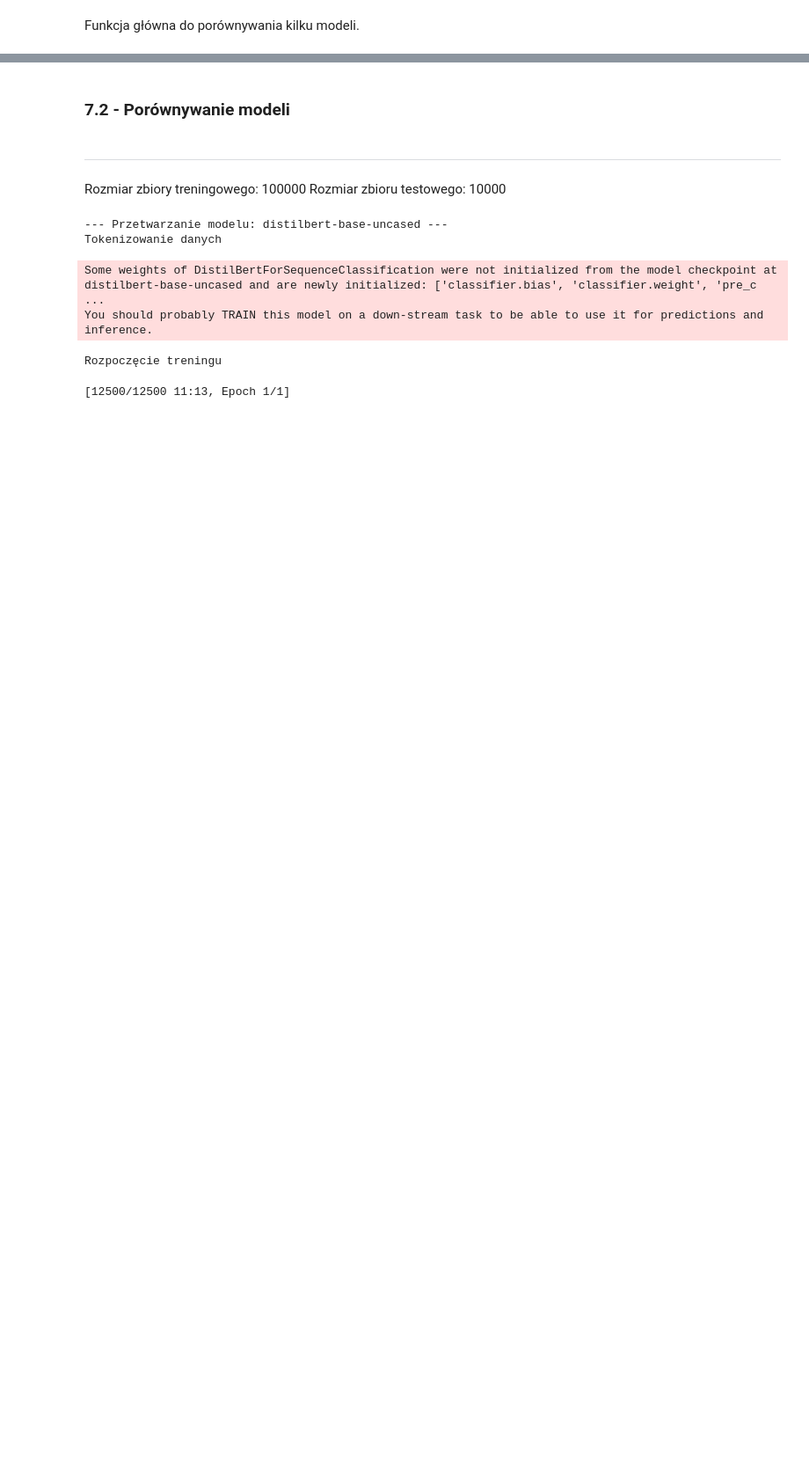
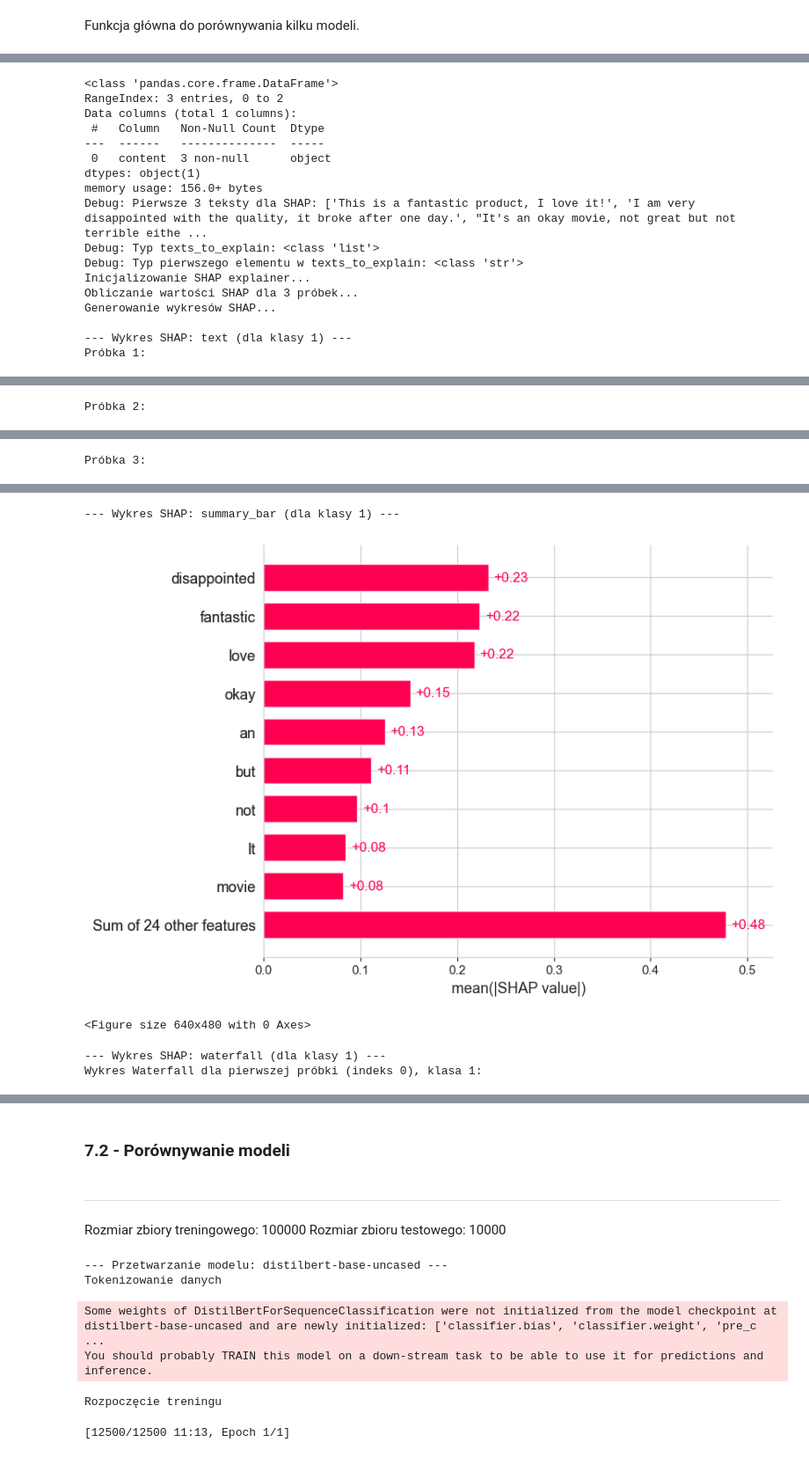
Before and after one commit to piatek5/ML-models-and-classifiers-analisis, a Jupyter notebook: main_notebook.ipynb, the cells around one changed output, grey strips where cells are left out. Shown at 88% size. Saved outputs shown, nothing was run; the diff lists cells and outputs as text; code cells hidden in the pictures; blank space fills up the shorter version.

```diff
--- a/main_notebook.ipynb
+++ b/main_notebook.ipynb
@@ -1158,0 +1603,23 @@ def compare_hf_models(train_df, test_df, num_labels, models_to_compare, train_sp
+# %%
+content_column = "content"
+label_column = "opinion"
+num_labesl = 2
+label_map = {1: 0, 2: 1}
+hf_model_inst = hf_model("distilbert-base-uncased", content_column, label_column, num_labesl, label_map=label_map)
+# %%
+training_args = TrainingArguments(
+                num_train_epochs=1,
+                per_device_train_batch_size=8,
+                per_device_eval_batch_size=8,
+                warmup_steps=100,
+                weight_decay=0.01,
+                logging_steps=100,
+                eval_strategy="epoch",
+                save_strategy="epoch",
+                load_best_model_at_end=True,
+                metric_for_best_model="accuracy",
+                report_to="none",
+                # push_to_hub=False,
+                fp16=True
+            )
+hf_model_inst.train_evaluate(training_args, sub_train_df, sub_test_df)
@@ -1158,0 +1639,39 @@ def compare_hf_models(train_df, test_df, num_labels, models_to_compare, train_sp
+# %%
+# Lub stwórz nowy DataFrame:
+expl_texts = [
+    "This is a fantastic product, I love it!",
+    "I am very disappointed with the quality, it broke after one day.",
+    "It's an okay movie, not great but not terrible either."
+]
+expl_df = pd.DataFrame({hf_model_inst.content_column: expl_texts})
+expl_df = expl_df.astype(str)
+expl_df.info()
+
+
+# Wywołanie metody explain_with_shap
+# Wyjaśnij predykcje dla klasy o indeksie 1 (np. sentyment pozytywny)
+# Pokaż wykresy dla pierwszych 3 próbek (jeśli dotyczy)
+hf_model_inst.explain_with_shap(
+    expl_df,
+    target_class_idx=1, # Zmień na odpowiedni indeks klasy
+    num_samples_to_plot=3,
+    plot_types=['text', 'summary_bar', 'waterfall'] # Wybierz typy wykresów
+)
+# %% [output]
+<class 'pandas.core.frame.DataFrame'>
+RangeIndex: 3 entries, 0 to 2
+Data columns (total 1 columns):
+ #   Column   Non-Null Count  Dtype
+---  ------   --------------  -----
+ 0   content  3 non-null      object
+dtypes: object(1)
+memory usage: 156.0+ bytes
+Debug: Pierwsze 3 teksty dla SHAP: ['This is a fantastic product, I love it!', 'I am very disappointed with the quality, it broke after one day.', "It's an okay movie, not great but not terrible eithe ...
+Debug: Typ texts_to_explain: <class 'list'>
+Debug: Typ pierwszego elementu w texts_to_explain: <class 'str'>
+Inicjalizowanie SHAP explainer...
+Obliczanie wartości SHAP dla 3 próbek...
+Generowanie wykresów SHAP...
+
+--- Wykres SHAP: text (dla klasy 1) ---
+Próbka 1:
@@ -1158,0 +1679 @@ def compare_hf_models(train_df, test_df, num_labels, models_to_compare, train_sp
+Próbka 2:
@@ -1158,0 +1681 @@ def compare_hf_models(train_df, test_df, num_labels, models_to_compare, train_sp
+Próbka 3:
@@ -1158,0 +1683,5 @@ def compare_hf_models(train_df, test_df, num_labels, models_to_compare, train_sp
+--- Wykres SHAP: summary_bar (dla klasy 1) ---
+[figure, added]
+<Figure size 640x480 with 0 Axes>
+--- Wykres SHAP: waterfall (dla klasy 1) ---
+Wykres Waterfall dla pierwszej próbki (indeks 0), klasa 1:
```
Also changed, not shown: parts of 12 cells of this notebook.
